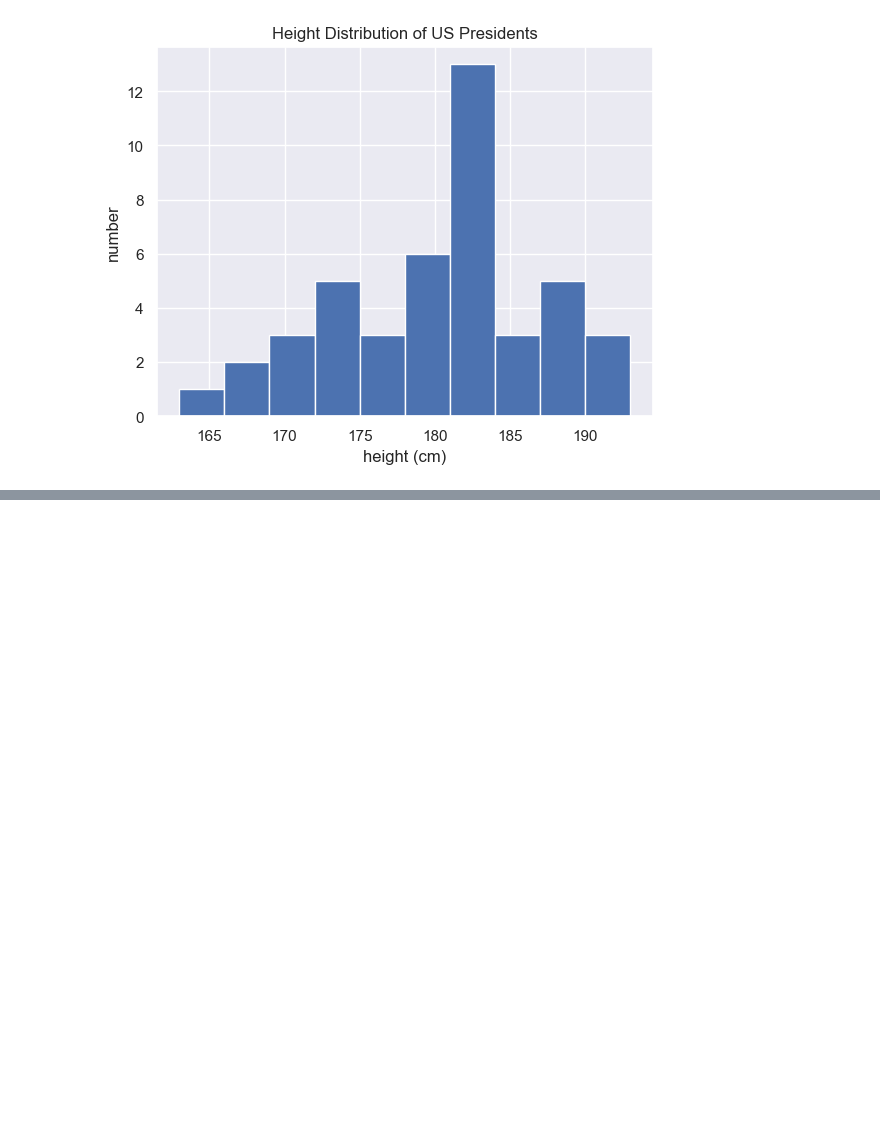
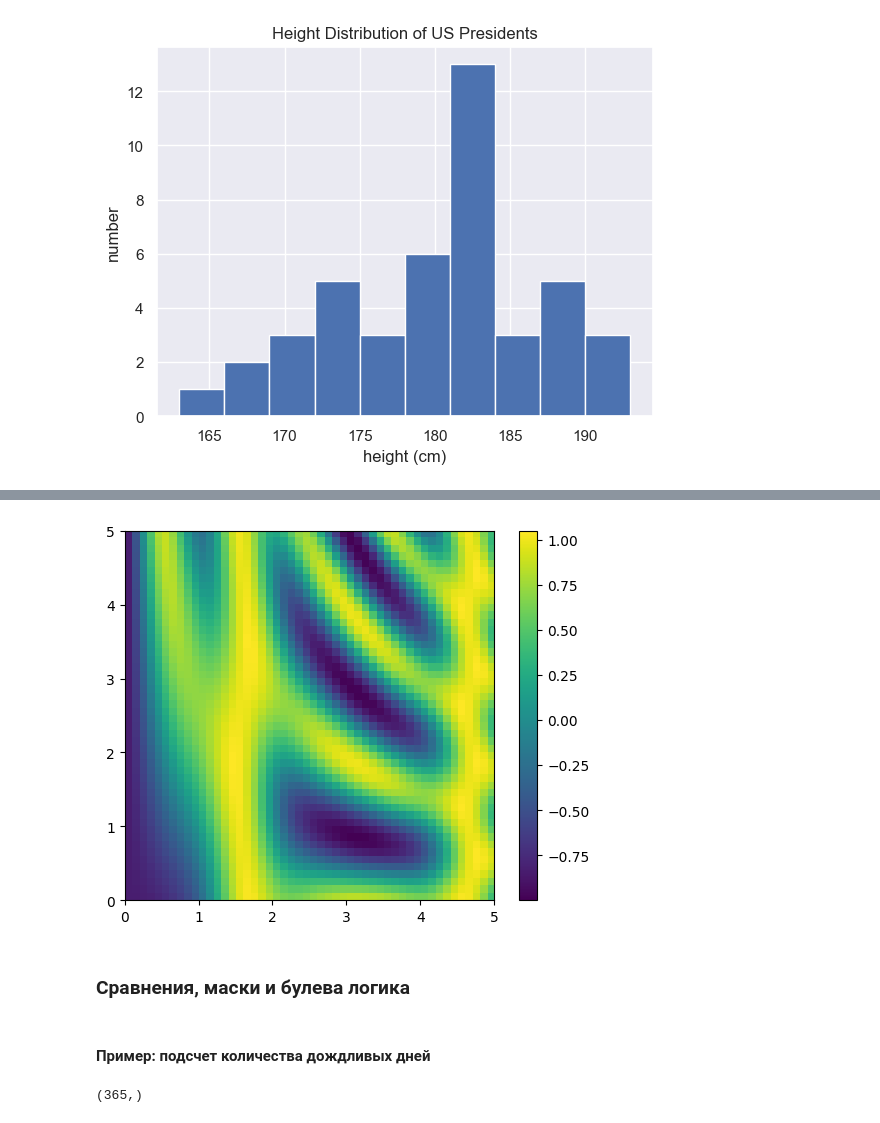
Before and after one commit to NikolayDu/pets, a Jupyter notebook: DS and ML study/introduction_numpy.ipynb, the cells around one changed output, grey strips where cells are left out. Saved outputs shown, nothing was run; the diff lists cells and outputs as text; code cells hidden in the pictures; blank space fills up the shorter version.

Commit message:
Add numpy seattle task

```diff
--- a/DS and ML study/introduction_numpy.ipynb
+++ b/DS and ML study/introduction_numpy.ipynb
@@ -755,0 +890,4 @@ Text(0, 0.5, 'number')
+# %%
+# Задаем для x и y 50 шагов от 0 до 5
+x = np.linspace(0, 5, 50)
+y = np.linspace(0, 5, 50)[:, np.newaxis]
@@ -755,0 +907,2 @@ Text(0, 0.5, 'number')
+# %%
+z = np.sin(x) ** 10 + np.cos(10 + y * x) * np.cos(x)
@@ -755,0 +912,9 @@ Text(0, 0.5, 'number')
+# %%
+plt.imshow(z, origin='lower', extent=[0, 5, 0, 5], cmap='viridis')
+plt.colorbar(); # Для напоминания - ";" - подавление вывода
+# %% [output]
+[figure, added]
+# %% [markdown]
+### Сравнения, маски и булева логика
+# %% [markdown]
+#### Пример: подсчет количества дождливых дней
@@ -755,0 +923,7 @@ Text(0, 0.5, 'number')
+# %%
+# Используем Pandas для извлечения количества осадков в дюймах в виде NumPy-массива
+rainfall = pd.read_csv("./DB/Seattle2014.csv")['PRCP'].values
+inches = rainfall / 254 # 1/10mm -> inches
+inches.shape
+# %% [output]
+(365,)
```
Also changed, not shown: parts of 70 cells of this notebook.
